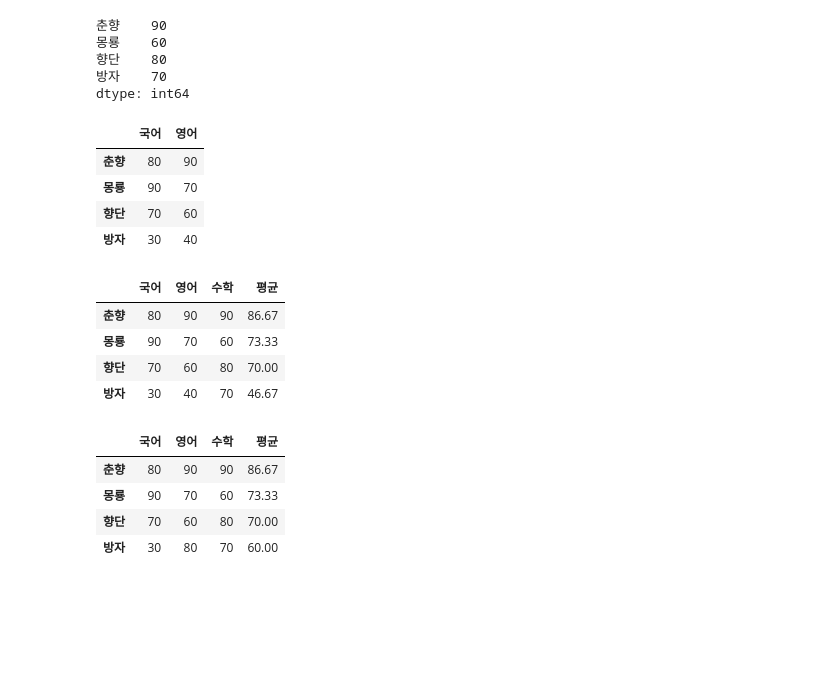
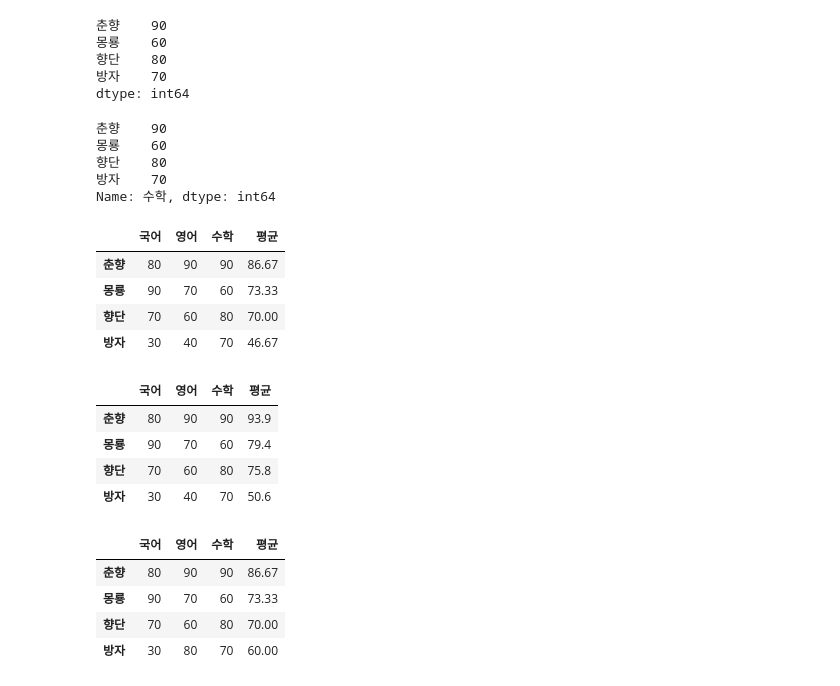
Before and after one commit to haeeema/python_data_analysis, a Jupyter notebook: 02.Pandas/02.데이터프레임.ipynb, the cells around one changed output. Drawn from its saved outputs; the diff is of its cells as text; code cells hidden in the pictures; blank space fills up the shorter version.

```diff
--- a/02.Pandas/02.데이터프레임.ipynb
+++ b/02.Pandas/02.데이터프레임.ipynb
@@ -228,16 +228,14 @@ q1
 향단    80
 방자    70
 dtype: int64
-# %%
-# (2) 모든 학생의 국어와 영어 점수를 데이터 프레임으로 나타낸다.
-q2 = df100[['국어', '영어']]
-q2
-# %% [output]
-|  | 국어 | 영어 |
-| 춘향 | 80 | 90 |
-| 몽룡 | 90 | 70 |
-| 향단 | 70 | 60 |
-| 방자 | 30 | 40 |
+# %%
+df100['수학']
+# %% [output]
+춘향    90
+몽룡    60
+향단    80
+방자    70
+Name: 수학, dtype: int64
 # %%
 # (3) 모든 학생의 각 과목 평균 점수를 새로운 열로 추가한다.
 df100["평균"] = ((df100["국어"] + df100["영어"] + df100["수학"]) / 3).round(2)
@@ -248,6 +246,15 @@ df100
 | 몽룡 | 90 | 70 | 60 | 73.33 |
 | 향단 | 70 | 60 | 80 | 70.00 |
 | 방자 | 30 | 40 | 70 | 46.67 |
+# %%
+df100["평균"] = (df100.sum(axis=1) / len(df100.columns)).round(1)
+df100
+# %% [output]
+|  | 국어 | 영어 | 수학 | 평균 |
+| 춘향 | 80 | 90 | 90 | 93.9 |
+| 몽룡 | 90 | 70 | 60 | 79.4 |
+| 향단 | 70 | 60 | 80 | 75.8 |
+| 방자 | 30 | 40 | 70 | 50.6 |
 # %%
 # (4) 방자의 영어 점수를 80점으로 수정하고 평균 점수도 다시 계산한다.
 df100.loc["방자", "영어"] = 80
```
Also changed, not shown: parts of 4 cells of this notebook, 11 other files.
